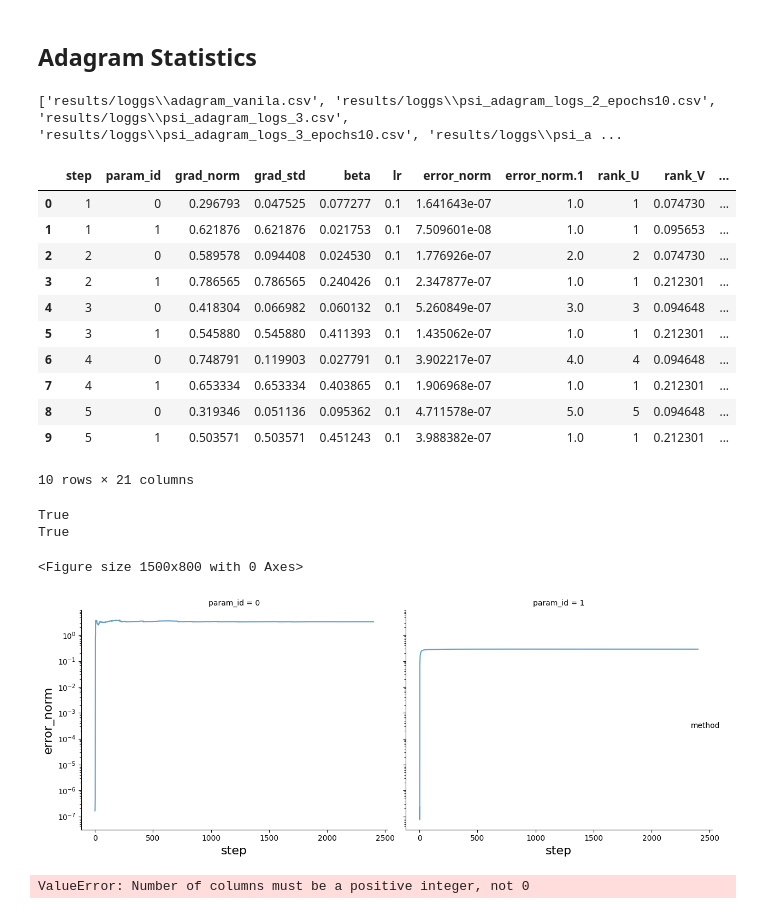
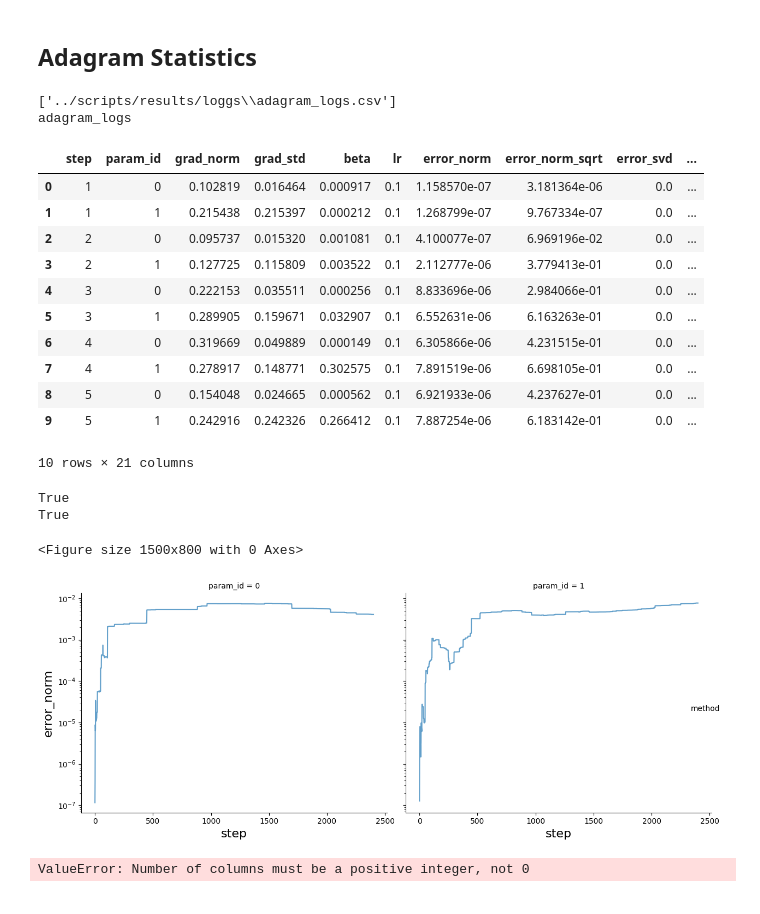
Before and after one commit to tnmtvv/AdaGram, a Jupyter notebook: notebooks/gram_tests.ipynb, the cells around one changed output. Drawn from its saved outputs; the diff is of its cells as text; code cells hidden in the pictures.

Commit message:
scripts wrong norm

```diff
--- a/notebooks/gram_tests.ipynb
+++ b/notebooks/gram_tests.ipynb
@@ -394,10 +394,10 @@ for data_seed in data_seeds:
     optimizers = {
         # 'Shampoo': lambda params, lr: Shampoo(params, lr=lr),
         # 'FullMatrixAdaGrad': lambda params, lr: FullMatrixAdaGrad(params, lr=lr),
-        'AdaGram': lambda params, lr: AdaGram(params, lr=lr),
-        # "FullAdaGrad": lambda params, lr: FullAdaGrad(params=params, lr=lr),
-        'AdaGramPS': lambda params, lr, max_rank, task: AdaGramPS(params=params, lr=lr, max_rank=max_rank, log_file=f"results/loggs/psi_adagram_logs_{max_rank}_epochs{num_epochs}.csv", task=task),
-        # 'AdaGramFR_svd': lambda params, lr, max_rank, task: AdaGramFR(True, params, lr=lr, max_rank=max_rank, task=task),
+        # 'AdaGram': lambda params, lr: AdaGramVanilla(params, lr=lr, eps=1e-4, task="BinClass"),
+        "FullAdaGrad": lambda params, lr: FullAdaGrad(params=params, eps=1e-5, lr=lr),
+        # 'AdaGramPS': lambda params, lr, max_rank, task: AdaGramPS(params=params, lr=lr, eps=1e-4, max_rank=max_rank, task=task),
+        # 'AdaGramFR_svd': lambda params, lr, max_rank, task: AdaGramFR(params, lr=lr, eps=1e-2, max_rank=max_rank, task=task),
         # 'AdaGramFR_nosvd': lambda params, lr, max_rank, task: AdaGramFR(False, params, lr=lr, max_rank=max_rank, task=task),
         # 'Vanilla_SGD': lambda params, lr: torch.optim.SGD(params, lr=lr),
         'Torch_Adagrad': lambda params, lr: torch.optim.Adagrad(params, lr=lr),
@@ -675,7 +710,7 @@ def extract_metadata(filename):
         rank = None
     return optimizer, rank
 
-csv_files = glob.glob('results/loggs/*.csv')
+csv_files = glob.glob('../scripts/results/loggs/*.csv')
 print(csv_files)
 
 dfs = []
@@ -688,21 +723,22 @@ for file in csv_files:
 
 df_logs = pd.concat(dfs, ignore_index=True)
 # %% [output]
-['results/loggs\\adagram_vanila.csv', 'results/loggs\\psi_adagram_logs_2_epochs10.csv', 'results/loggs\\psi_adagram_logs_3.csv', 'results/loggs\\psi_adagram_logs_3_epochs10.csv', 'results/loggs\\psi_a ...
+['../scripts/results/loggs\\adagram_logs.csv']
+adagram_logs
 # %%
 df_logs.head(10)
 # %% [output]
-|  | step | param_id | grad_norm | grad_std | beta | lr | error_norm | error_norm.1 | rank_U | rank_V | ... |
-| 0 | 1 | 0 | 0.296793 | 0.047525 | 0.077277 | 0.1 | 1.641643e-07 | 1.0 | 1 | 0.074730 | ... |
-| 1 | 1 | 1 | 0.621876 | 0.621876 | 0.021753 | 0.1 | 7.509601e-08 | 1.0 | 1 | 0.095653 | ... |
-| 2 | 2 | 0 | 0.589578 | 0.094408 | 0.024530 | 0.1 | 1.776926e-07 | 2.0 | 2 | 0.074730 | ... |
-| 3 | 2 | 1 | 0.786565 | 0.786565 | 0.240426 | 0.1 | 2.347877e-07 | 1.0 | 1 | 0.212301 | ... |
-| 4 | 3 | 0 | 0.418304 | 0.066982 | 0.060132 | 0.1 | 5.260849e-07 | 3.0 | 3 | 0.094648 | ... |
-| 5 | 3 | 1 | 0.545880 | 0.545880 | 0.411393 | 0.1 | 1.435062e-07 | 1.0 | 1 | 0.212301 | ... |
-| 6 | 4 | 0 | 0.748791 | 0.119903 | 0.027791 | 0.1 | 3.902217e-07 | 4.0 | 4 | 0.094648 | ... |
-| 7 | 4 | 1 | 0.653334 | 0.653334 | 0.403865 | 0.1 | 1.906968e-07 | 1.0 | 1 | 0.212301 | ... |
-| 8 | 5 | 0 | 0.319346 | 0.051136 | 0.095362 | 0.1 | 4.711578e-07 | 5.0 | 5 | 0.094648 | ... |
-| 9 | 5 | 1 | 0.503571 | 0.503571 | 0.451243 | 0.1 | 3.988382e-07 | 1.0 | 1 | 0.212301 | ... |
+|  | step | param_id | grad_norm | grad_std | beta | lr | error_norm | error_norm_sqrt | error_svd | ... |
+| 0 | 1 | 0 | 0.102819 | 0.016464 | 0.000917 | 0.1 | 1.158570e-07 | 3.181364e-06 | 0.0 | ... |
+| 1 | 1 | 1 | 0.215438 | 0.215397 | 0.000212 | 0.1 | 1.268799e-07 | 9.767334e-07 | 0.0 | ... |
+| 2 | 2 | 0 | 0.095737 | 0.015320 | 0.001081 | 0.1 | 4.100077e-07 | 6.969196e-02 | 0.0 | ... |
+| 3 | 2 | 1 | 0.127725 | 0.115809 | 0.003522 | 0.1 | 2.112777e-06 | 3.779413e-01 | 0.0 | ... |
+| 4 | 3 | 0 | 0.222153 | 0.035511 | 0.000256 | 0.1 | 8.833696e-06 | 2.984066e-01 | 0.0 | ... |
+| 5 | 3 | 1 | 0.289905 | 0.159671 | 0.032907 | 0.1 | 6.552631e-06 | 6.163263e-01 | 0.0 | ... |
+| 6 | 4 | 0 | 0.319669 | 0.049889 | 0.000149 | 0.1 | 6.305866e-06 | 4.231515e-01 | 0.0 | ... |
+| 7 | 4 | 1 | 0.278917 | 0.148771 | 0.302575 | 0.1 | 7.891519e-06 | 6.698105e-01 | 0.0 | ... |
+| 8 | 5 | 0 | 0.154048 | 0.024665 | 0.000562 | 0.1 | 6.921933e-06 | 4.237627e-01 | 0.0 | ... |
+| 9 | 5 | 1 | 0.242916 | 0.242326 | 0.266412 | 0.1 | 7.887254e-06 | 6.183142e-01 | 0.0 | ... |
 10 rows × 21 columns
 # %%
 # For row index
@@ -719,7 +755,7 @@ import seaborn as sns
 
 plt.figure(figsize=(15, 8))
 grid = sns.FacetGrid(
-    data=df_logs.query("method == 'psi' and rank == 2"),
+    data=df_logs,
     col='param_id',
     height=5,
     aspect=1.2,
@@ -732,34 +768,34 @@ grid.map_dataframe(
     # y='avg_epoch_time',
     y='error_norm',
     # style='method',
     # hue='rank',
     palette='pastel',
     alpha = 0.7,
     linewidth=1.5
 )
 
 # Set bigger font size for legend title and legend text
 grid.add_legend(title='method', title_fontsize='15', fontsize='12')
 
 # grid.fig.suptitle(f'LinRegression({in_dims[0]}, {out_dims[0]})',
 #                   fontsize=24, y=1.02)
 
 # grid.fig.suptitle(f'BinClassification({in_dims[0]}, {out_dims[0]})',
 #                   fontsize=24, y=1.02)
 
 # Set bigger font size for axis labels
 for ax in grid.axes.flat:
     ax.set_yscale('log')
     ax.set_xlabel(ax.get_xlabel(), fontsize=16)
     ax.set_ylabel(ax.get_ylabel(), fontsize=16)
 
 grid.set_titles(col_template="param_id = {col_name}", fontsize=20)
 
 plt.tight_layout()
 plt.show()
 # %% [output]
 <Figure size 1500x800 with 0 Axes>
-[figure, old version]
+[figure, new version]
 # %%
 plt.figure(figsize=(15, 8))
 grid = sns.FacetGrid(
```
Also changed, not shown: parts of 6 cells of this notebook, 15 other files.
